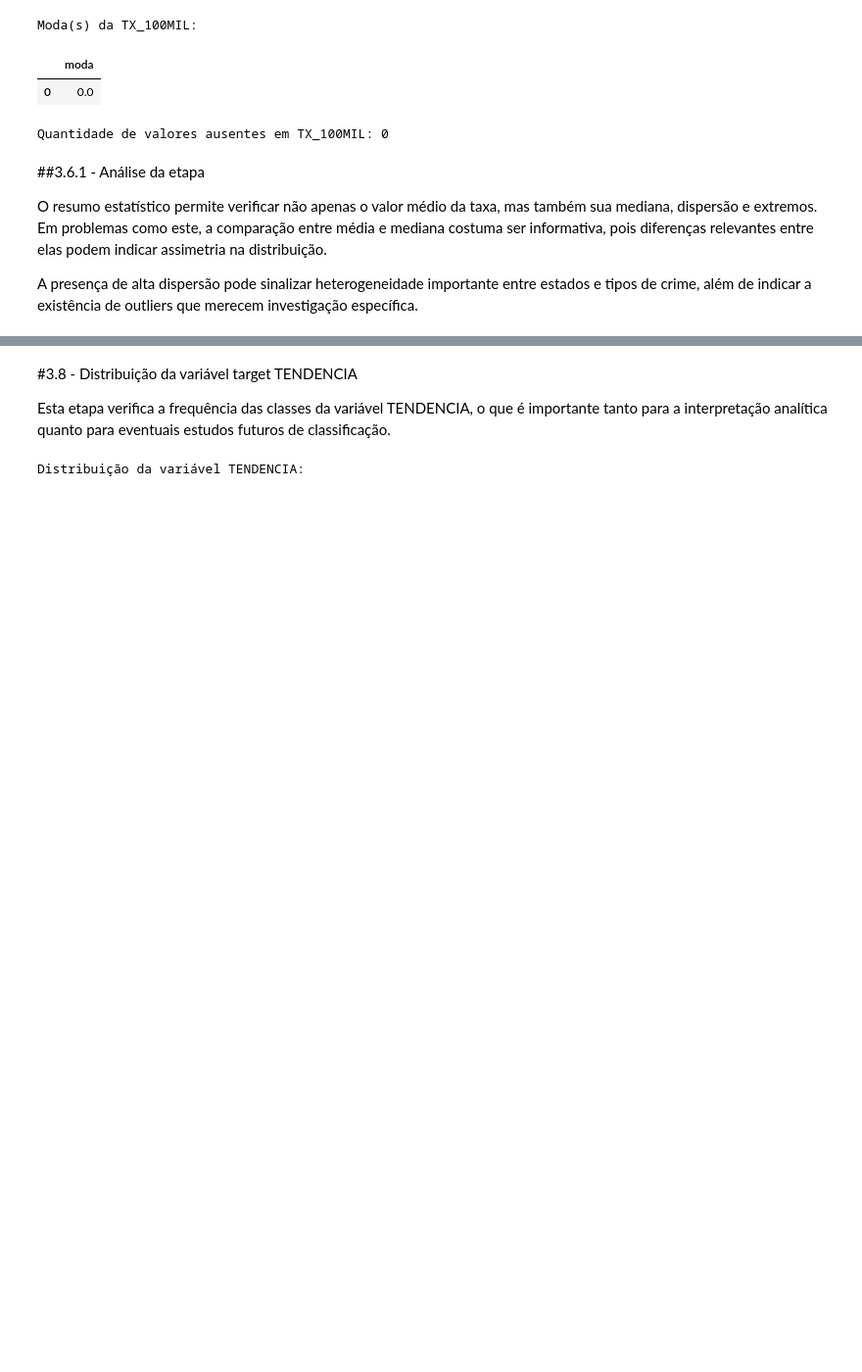
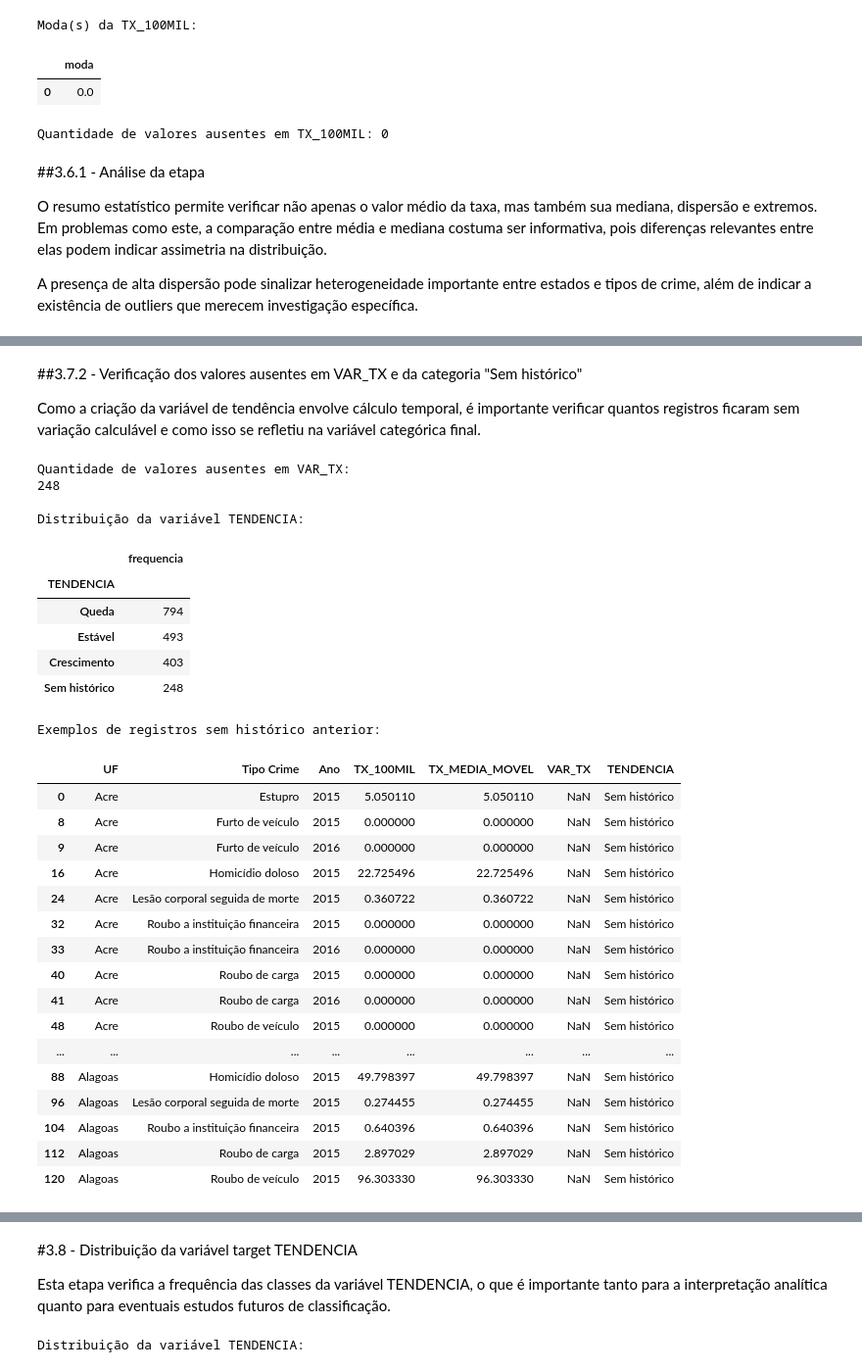
Before and after one commit to Marcelo-Silvestre/Analise_Dados_Boas_Praticas_PUCRIO, a Jupyter notebook: Notebooks/MVP_Análise_de_Dados_e_Boas_Práticas_(4052025001857).ipynb, the cells around one changed output, grey strips where cells are left out. Shown at 98% size. Drawn from its saved outputs; the diff is of its cells as text; code cells hidden in the pictures; blank space fills up the shorter version.

```diff
--- a/Notebooks/MVP_Análise_de_Dados_e_Boas_Práticas_(4052025001857).ipynb
+++ b/Notebooks/MVP_Análise_de_Dados_e_Boas_Práticas_(4052025001857).ipynb
@@ -490,0 +505,46 @@ A média móvel foi utilizada para suavizar oscilações anuais abruptas e reduz
+# %% [markdown]
+##3.7.2 -  Verificação dos valores ausentes em VAR_TX e da categoria "Sem histórico"
+
+Como a criação da variável de tendência envolve cálculo temporal, é importante verificar quantos registros ficaram sem variação calculável e como isso se refletiu na variável categórica final.
+# %%
+print("Quantidade de valores ausentes em VAR_TX:")
+print(df_anual['VAR_TX'].isna().sum())
+
+print("\nDistribuição da variável TENDENCIA:")
+display(df_anual['TENDENCIA'].value_counts(dropna=False).to_frame('frequencia'))
+
+print("\nExemplos de registros sem histórico anterior:")
+display(
+    df_anual.loc[df_anual['VAR_TX'].isna(),
+                 ['UF', 'Tipo Crime', 'Ano', 'TX_100MIL', 'TX_MEDIA_MOVEL', 'VAR_TX', 'TENDENCIA']]
+    .head(20)
+)
+# %% [output]
+Quantidade de valores ausentes em VAR_TX:
+248
+
+Distribuição da variável TENDENCIA:
+|  | frequencia |
+| TENDENCIA |  |
+| Queda | 794 |
+| Estável | 493 |
+| Crescimento | 403 |
+| Sem histórico | 248 |
+Exemplos de registros sem histórico anterior:
+|  | UF | Tipo Crime | Ano | TX_100MIL | TX_MEDIA_MOVEL | VAR_TX | TENDENCIA |
+| 0 | Acre | Estupro | 2015 | 5.050110 | 5.050110 | NaN | Sem histórico |
+| 8 | Acre | Furto de veículo | 2015 | 0.000000 | 0.000000 | NaN | Sem histórico |
+| 9 | Acre | Furto de veículo | 2016 | 0.000000 | 0.000000 | NaN | Sem histórico |
+| 16 | Acre | Homicídio doloso | 2015 | 22.725496 | 22.725496 | NaN | Sem histórico |
+| 24 | Acre | Lesão corporal seguida de morte | 2015 | 0.360722 | 0.360722 | NaN | Sem histórico |
+| 32 | Acre | Roubo a instituição financeira | 2015 | 0.000000 | 0.000000 | NaN | Sem histórico |
+| 33 | Acre | Roubo a instituição financeira | 2016 | 0.000000 | 0.000000 | NaN | Sem histórico |
+| 40 | Acre | Roubo de carga | 2015 | 0.000000 | 0.000000 | NaN | Sem histórico |
+| 41 | Acre | Roubo de carga | 2016 | 0.000000 | 0.000000 | NaN | Sem histórico |
+| 48 | Acre | Roubo de veículo | 2015 | 0.000000 | 0.000000 | NaN | Sem histórico |
+| ... | ... | ... | ... | ... | ... | ... | ... |
+| 88 | Alagoas | Homicídio doloso | 2015 | 49.798397 | 49.798397 | NaN | Sem histórico |
+| 96 | Alagoas | Lesão corporal seguida de morte | 2015 | 0.274455 | 0.274455 | NaN | Sem histórico |
+| 104 | Alagoas | Roubo a instituição financeira | 2015 | 0.640396 | 0.640396 | NaN | Sem histórico |
+| 112 | Alagoas | Roubo de carga | 2015 | 2.897029 | 2.897029 | NaN | Sem histórico |
+| 120 | Alagoas | Roubo de veículo | 2015 | 96.303330 | 96.303330 | NaN | Sem histórico |
```
Also changed, not shown: parts of 12 cells of this notebook.
